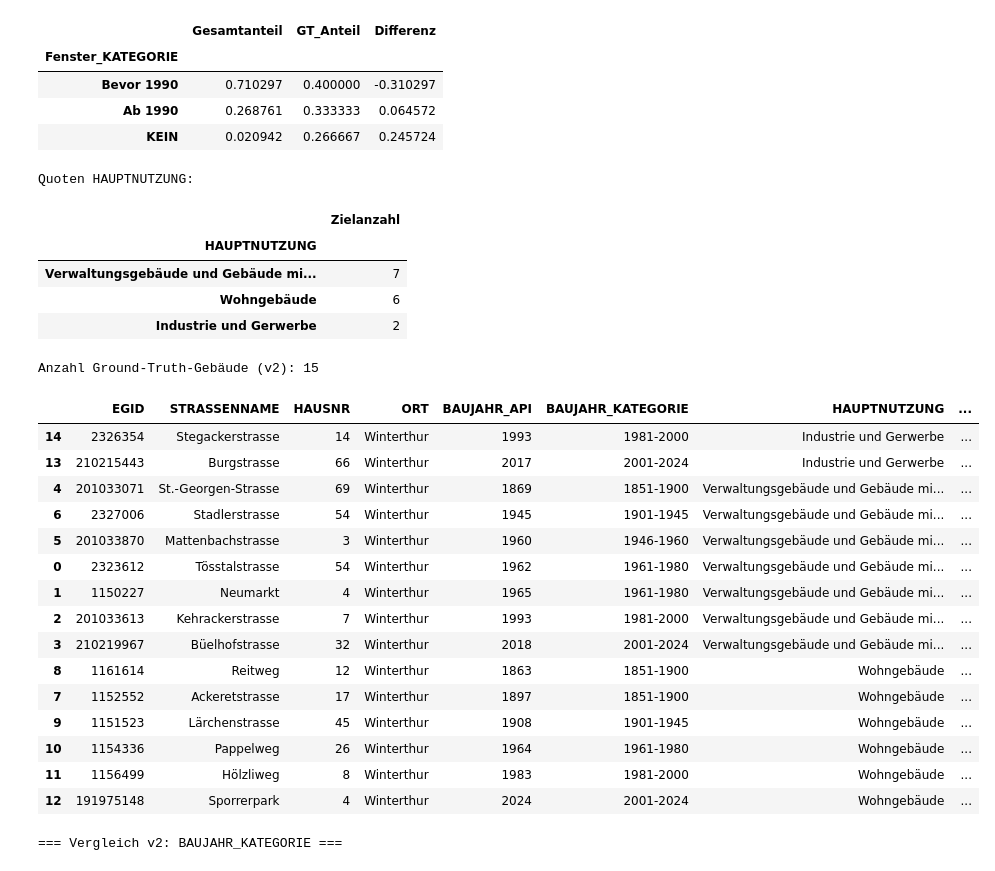
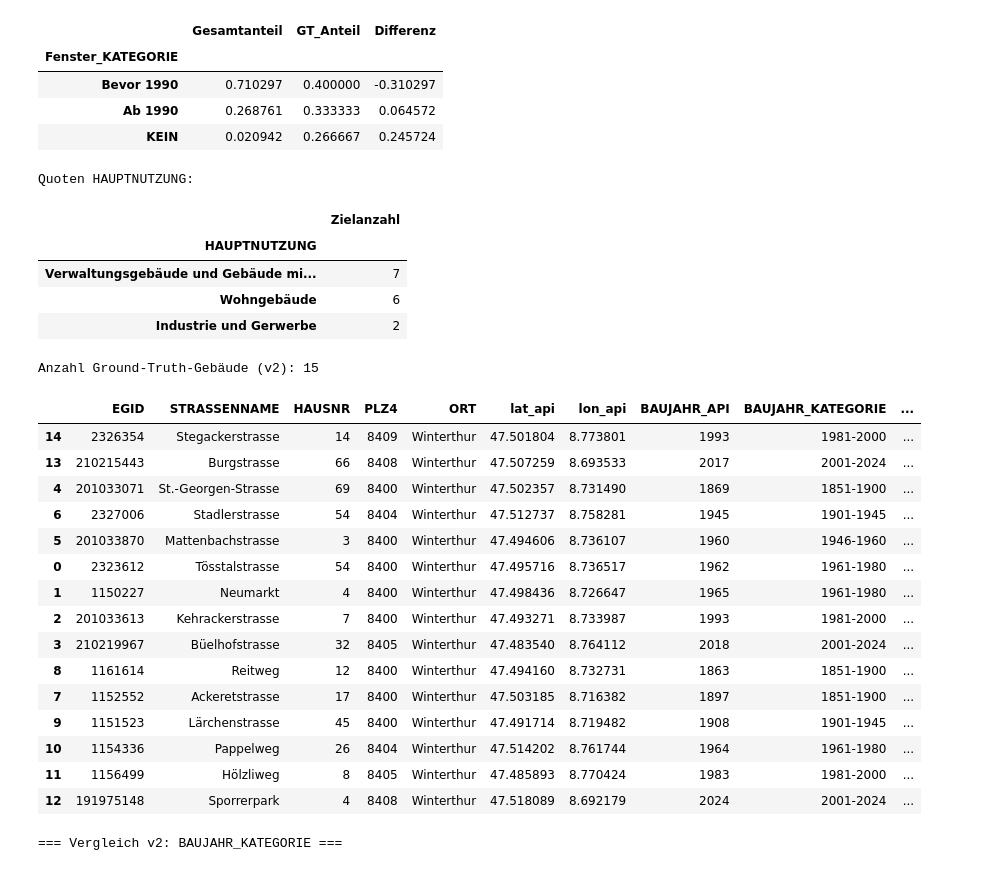
Before and after one commit to chiarasteffen/DatenaufbereitungBa, a Jupyter notebook: 03_Aufbereitung_Daten.ipynb, the cells around one changed output. Saved outputs shown, nothing was run; the diff lists cells and outputs as text; code cells hidden in the pictures.

```diff
--- a/03_Aufbereitung_Daten.ipynb
+++ b/03_Aufbereitung_Daten.ipynb
@@ -732,49 +735,52 @@ if len(df_ground_truth_v2) < ziel_anzahl:
 
     if len(rest) > 0:
         extra = rest.sample(n=min(noch_noetig, len(rest)), random_state=42)
         df_ground_truth_v2 = pd.concat([df_ground_truth_v2, extra], ignore_index=True)
 
 # 4) Sicherheitshalber deduplizieren
 df_ground_truth_v2 = df_ground_truth_v2.drop_duplicates(subset="EGID").reset_index(drop=True)
 
 print("Anzahl Ground-Truth-Gebäude (v2):", len(df_ground_truth_v2))
 
 display(df_ground_truth_v2[[
     "EGID",
     "STRASSENNAME",
     "HAUSNR",
+    "PLZ4",
     "ORT",
+    "lat_api",
+    "lon_api",
     "BAUJAHR_API",
     "BAUJAHR_KATEGORIE",
     "HAUPTNUTZUNG",
     "NUTZUNG_KATEGORIE",
     "GS_EIGENTUMSKATEGORIE",
     "Fenster_KATEGORIE"
 ]].sort_values(["HAUPTNUTZUNG", "BAUJAHR_API"]))
 # %% [output]
 Quoten HAUPTNUTZUNG:
 |  | Zielanzahl |
 | HAUPTNUTZUNG |  |
 | Verwaltungsgebäude und Gebäude mi... | 7 |
 | Wohngebäude | 6 |
 | Industrie und Gerwerbe | 2 |
 Anzahl Ground-Truth-Gebäude (v2): 15
-|  | EGID | STRASSENNAME | HAUSNR | ORT | BAUJAHR_API | BAUJAHR_KATEGORIE | HAUPTNUTZUNG | ... |
-| 14 | 2326354 | Stegackerstrasse | 14 | Winterthur | 1993 | 1981-2000 | Industrie und Gerwerbe | ... |
-| 13 | 210215443 | Burgstrasse | 66 | Winterthur | 2017 | 2001-2024 | Industrie und Gerwerbe | ... |
-| 4 | 201033071 | St.-Georgen-Strasse | 69 | Winterthur | 1869 | 1851-1900 | Verwaltungsgebäude und Gebäude mi... | ... |
-| 6 | 2327006 | Stadlerstrasse | 54 | Winterthur | 1945 | 1901-1945 | Verwaltungsgebäude und Gebäude mi... | ... |
-| 5 | 201033870 | Mattenbachstrasse | 3 | Winterthur | 1960 | 1946-1960 | Verwaltungsgebäude und Gebäude mi... | ... |
-| 0 | 2323612 | Tösstalstrasse | 54 | Winterthur | 1962 | 1961-1980 | Verwaltungsgebäude und Gebäude mi... | ... |
-| 1 | 1150227 | Neumarkt | 4 | Winterthur | 1965 | 1961-1980 | Verwaltungsgebäude und Gebäude mi... | ... |
-| 2 | 201033613 | Kehrackerstrasse | 7 | Winterthur | 1993 | 1981-2000 | Verwaltungsgebäude und Gebäude mi... | ... |
-| 3 | 210219967 | Büelhofstrasse | 32 | Winterthur | 2018 | 2001-2024 | Verwaltungsgebäude und Gebäude mi... | ... |
-| 8 | 1161614 | Reitweg | 12 | Winterthur | 1863 | 1851-1900 | Wohngebäude | ... |
-| 7 | 1152552 | Ackeretstrasse | 17 | Winterthur | 1897 | 1851-1900 | Wohngebäude | ... |
-| 9 | 1151523 | Lärchenstrasse | 45 | Winterthur | 1908 | 1901-1945 | Wohngebäude | ... |
-| 10 | 1154336 | Pappelweg | 26 | Winterthur | 1964 | 1961-1980 | Wohngebäude | ... |
-| 11 | 1156499 | Hölzliweg | 8 | Winterthur | 1983 | 1981-2000 | Wohngebäude | ... |
-| 12 | 191975148 | Sporrerpark | 4 | Winterthur | 2024 | 2001-2024 | Wohngebäude | ... |
+|  | EGID | STRASSENNAME | HAUSNR | PLZ4 | ORT | lat_api | lon_api | BAUJAHR_API | BAUJAHR_KATEGORIE | ... |
+| 14 | 2326354 | Stegackerstrasse | 14 | 8409 | Winterthur | 47.501804 | 8.773801 | 1993 | 1981-2000 | ... |
+| 13 | 210215443 | Burgstrasse | 66 | 8408 | Winterthur | 47.507259 | 8.693533 | 2017 | 2001-2024 | ... |
+| 4 | 201033071 | St.-Georgen-Strasse | 69 | 8400 | Winterthur | 47.502357 | 8.731490 | 1869 | 1851-1900 | ... |
+| 6 | 2327006 | Stadlerstrasse | 54 | 8404 | Winterthur | 47.512737 | 8.758281 | 1945 | 1901-1945 | ... |
+| 5 | 201033870 | Mattenbachstrasse | 3 | 8400 | Winterthur | 47.494606 | 8.736107 | 1960 | 1946-1960 | ... |
+| 0 | 2323612 | Tösstalstrasse | 54 | 8400 | Winterthur | 47.495716 | 8.736517 | 1962 | 1961-1980 | ... |
+| 1 | 1150227 | Neumarkt | 4 | 8400 | Winterthur | 47.498436 | 8.726647 | 1965 | 1961-1980 | ... |
+| 2 | 201033613 | Kehrackerstrasse | 7 | 8400 | Winterthur | 47.493271 | 8.733987 | 1993 | 1981-2000 | ... |
+| 3 | 210219967 | Büelhofstrasse | 32 | 8405 | Winterthur | 47.483540 | 8.764112 | 2018 | 2001-2024 | ... |
+| 8 | 1161614 | Reitweg | 12 | 8400 | Winterthur | 47.494160 | 8.732731 | 1863 | 1851-1900 | ... |
+| 7 | 1152552 | Ackeretstrasse | 17 | 8400 | Winterthur | 47.503185 | 8.716382 | 1897 | 1851-1900 | ... |
+| 9 | 1151523 | Lärchenstrasse | 45 | 8400 | Winterthur | 47.491714 | 8.719482 | 1908 | 1901-1945 | ... |
+| 10 | 1154336 | Pappelweg | 26 | 8404 | Winterthur | 47.514202 | 8.761744 | 1964 | 1961-1980 | ... |
+| 11 | 1156499 | Hölzliweg | 8 | 8405 | Winterthur | 47.485893 | 8.770424 | 1983 | 1981-2000 | ... |
+| 12 | 191975148 | Sporrerpark | 4 | 8408 | Winterthur | 47.518089 | 8.692179 | 2024 | 2001-2024 | ... |
 # %%
 # Repräsentativität der neuen Auswahl (v2) prüfen
 
```
Also changed, not shown: parts of 4 cells of this notebook, 5 other files.
